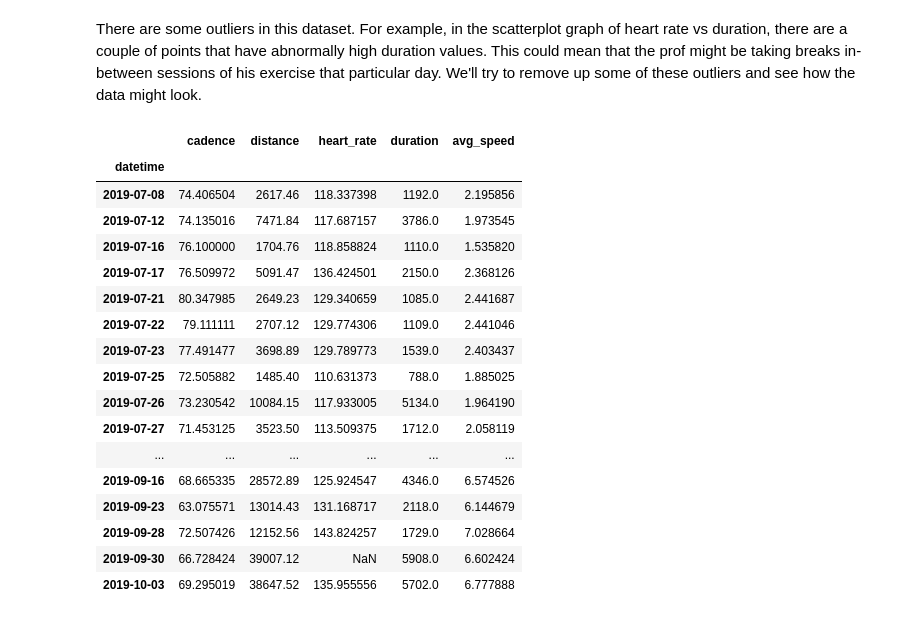
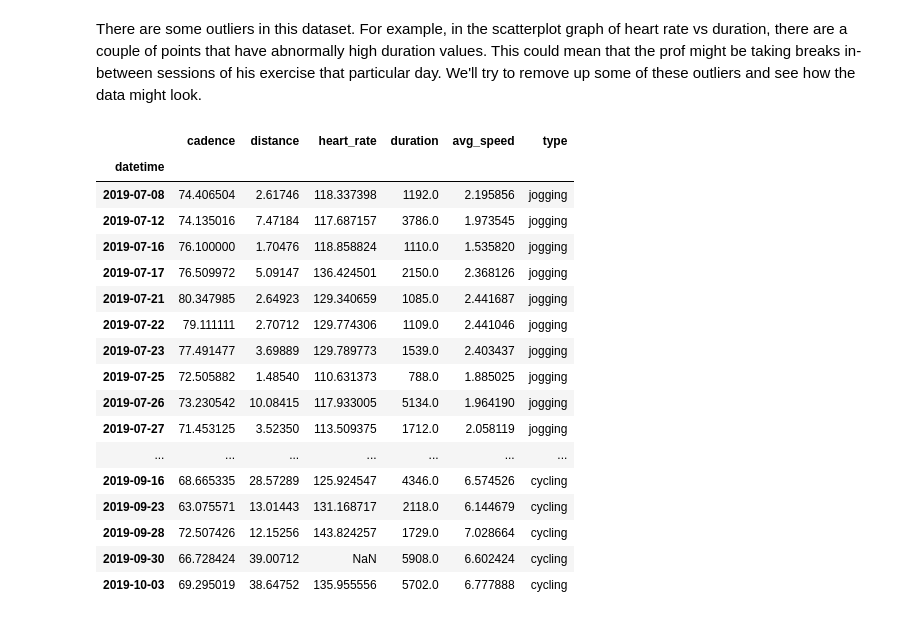
Before and after one commit to Yoshi3003/mads, a Jupyter notebook: siads521/assignment4/Untitled1.ipynb, the cells around one changed output. Drawn from its saved outputs; the diff is of its cells as text; code cells hidden in the pictures.

```diff
--- a/siads521/assignment4/Untitled1.ipynb
+++ b/siads521/assignment4/Untitled1.ipynb
@@ -103,26 +105,32 @@ There are some outliers in this dataset. For example, in the scatterplot graph o
 # %%
 # find the rows that have abnormal data, implying that the professor has been
 # taking too long breaks or there are multiple sessions of exercise in a day
 indices = df_days_mean[(df_days_mean['avg_speed'] < 1) | (df_days_mean['duration'] > 10000)].index
 df_days_mean.drop(indices, inplace=True)
+
+# change some units
+df_days_mean['distance'] = df_days_mean['distance'] / 1000
+
+# define jogging vs cycling
+df_days_mean['type'] = df_days_mean['avg_speed'].apply(lambda speed: 'jogging' if speed < 5 else 'cycling')
 df_days_mean
 # %% [output]
-|  | cadence | distance | heart_rate | duration | avg_speed |
-| datetime |  |  |  |  |  |
-| 2019-07-08 | 74.406504 | 2617.46 | 118.337398 | 1192.0 | 2.195856 |
-| 2019-07-12 | 74.135016 | 7471.84 | 117.687157 | 3786.0 | 1.973545 |
-| 2019-07-16 | 76.100000 | 1704.76 | 118.858824 | 1110.0 | 1.535820 |
-| 2019-07-17 | 76.509972 | 5091.47 | 136.424501 | 2150.0 | 2.368126 |
-| 2019-07-21 | 80.347985 | 2649.23 | 129.340659 | 1085.0 | 2.441687 |
-| 2019-07-22 | 79.111111 | 2707.12 | 129.774306 | 1109.0 | 2.441046 |
-| 2019-07-23 | 77.491477 | 3698.89 | 129.789773 | 1539.0 | 2.403437 |
-| 2019-07-25 | 72.505882 | 1485.40 | 110.631373 | 788.0 | 1.885025 |
-| 2019-07-26 | 73.230542 | 10084.15 | 117.933005 | 5134.0 | 1.964190 |
-| 2019-07-27 | 71.453125 | 3523.50 | 113.509375 | 1712.0 | 2.058119 |
-| ... | ... | ... | ... | ... | ... |
-| 2019-09-16 | 68.665335 | 28572.89 | 125.924547 | 4346.0 | 6.574526 |
-| 2019-09-23 | 63.075571 | 13014.43 | 131.168717 | 2118.0 | 6.144679 |
-| 2019-09-28 | 72.507426 | 12152.56 | 143.824257 | 1729.0 | 7.028664 |
-| 2019-09-30 | 66.728424 | 39007.12 | NaN | 5908.0 | 6.602424 |
-| 2019-10-03 | 69.295019 | 38647.52 | 135.955556 | 5702.0 | 6.777888 |
+|  | cadence | distance | heart_rate | duration | avg_speed | type |
+| datetime |  |  |  |  |  |  |
+| 2019-07-08 | 74.406504 | 2.61746 | 118.337398 | 1192.0 | 2.195856 | jogging |
+| 2019-07-12 | 74.135016 | 7.47184 | 117.687157 | 3786.0 | 1.973545 | jogging |
+| 2019-07-16 | 76.100000 | 1.70476 | 118.858824 | 1110.0 | 1.535820 | jogging |
+| 2019-07-17 | 76.509972 | 5.09147 | 136.424501 | 2150.0 | 2.368126 | jogging |
+| 2019-07-21 | 80.347985 | 2.64923 | 129.340659 | 1085.0 | 2.441687 | jogging |
+| 2019-07-22 | 79.111111 | 2.70712 | 129.774306 | 1109.0 | 2.441046 | jogging |
+| 2019-07-23 | 77.491477 | 3.69889 | 129.789773 | 1539.0 | 2.403437 | jogging |
+| 2019-07-25 | 72.505882 | 1.48540 | 110.631373 | 788.0 | 1.885025 | jogging |
+| 2019-07-26 | 73.230542 | 10.08415 | 117.933005 | 5134.0 | 1.964190 | jogging |
+| 2019-07-27 | 71.453125 | 3.52350 | 113.509375 | 1712.0 | 2.058119 | jogging |
+| ... | ... | ... | ... | ... | ... | ... |
+| 2019-09-16 | 68.665335 | 28.57289 | 125.924547 | 4346.0 | 6.574526 | cycling |
+| 2019-09-23 | 63.075571 | 13.01443 | 131.168717 | 2118.0 | 6.144679 | cycling |
+| 2019-09-28 | 72.507426 | 12.15256 | 143.824257 | 1729.0 | 7.028664 | cycling |
+| 2019-09-30 | 66.728424 | 39.00712 | NaN | 5908.0 | 6.602424 | cycling |
+| 2019-10-03 | 69.295019 | 38.64752 | 135.955556 | 5702.0 | 6.777888 | cycling |
 # %%
```
Also changed, not shown: parts of 10 cells of this notebook.
